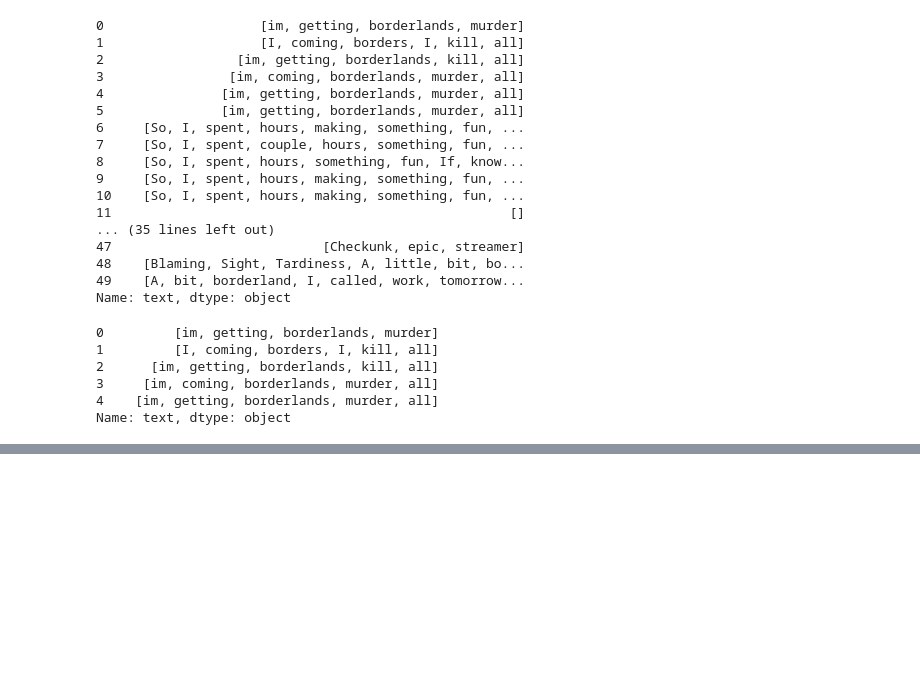
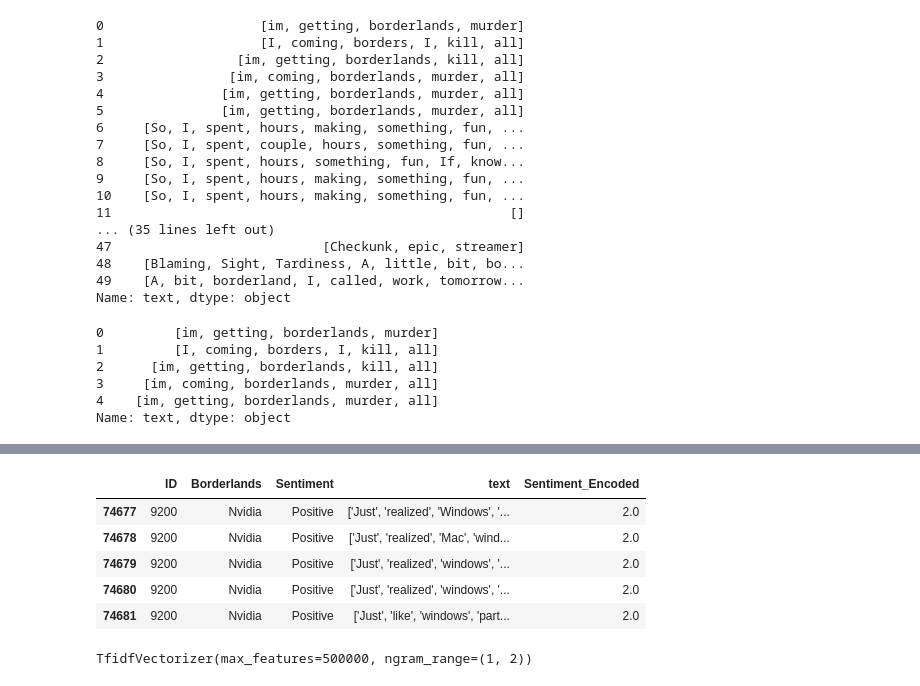
Before and after one commit to VinayUpadhyayula/cs595, a Jupyter notebook: Twitter_Sentiment_Analysis.ipynb, the cells around one changed output, grey strips where cells are left out. Drawn from its saved outputs; the diff is of its cells as text; code cells hidden in the pictures; blank space fills up the shorter version.

Commit message:
TV - IDF vectorization and train test split

```diff
--- a/Twitter_Sentiment_Analysis.ipynb
+++ b/Twitter_Sentiment_Analysis.ipynb
@@ -306,0 +306,12 @@ display_wordcloud(data)
+# %%
+#Encoding the Sentiment column for the ML models to classify(as they tend to accept integer or numeric values)
+sentiment_map = {'Negative': 0, 'Neutral': 1, 'Positive': 2}
+data['Sentiment_Encoded'] = data['Sentiment'].map(sentiment_map)
+data.tail(5)
+# %% [output]
+|  | ID | Borderlands | Sentiment | text | Sentiment_Encoded |
+| 74677 | 9200 | Nvidia | Positive | ['Just', 'realized', 'Windows', '... | 2.0 |
+| 74678 | 9200 | Nvidia | Positive | ['Just', 'realized', 'Mac', 'wind... | 2.0 |
+| 74679 | 9200 | Nvidia | Positive | ['Just', 'realized', 'windows', '... | 2.0 |
+| 74680 | 9200 | Nvidia | Positive | ['Just', 'realized', 'windows', '... | 2.0 |
+| 74681 | 9200 | Nvidia | Positive | ['Just', 'like', 'windows', 'part... | 2.0 |
@@ -315,0 +325,7 @@ test_negative = test_negative['text']
+# %%
+#Fit and transform using TF - IDF Vectorizer
+from sklearn.feature_extraction.text import TfidfVectorizer
+vectoriser = TfidfVectorizer(ngram_range=(1,2), max_features=500000)
+vectoriser.fit(X_train)
+# %% [output]
+TfidfVectorizer(max_features=500000, ngram_range=(1, 2))
```
Also changed, not shown: parts of 18 cells of this notebook.
